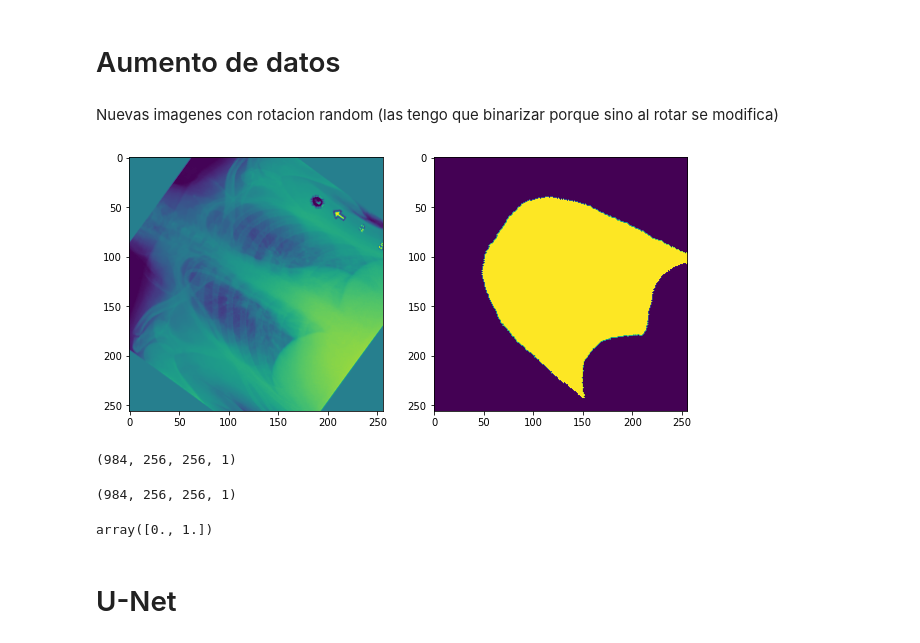
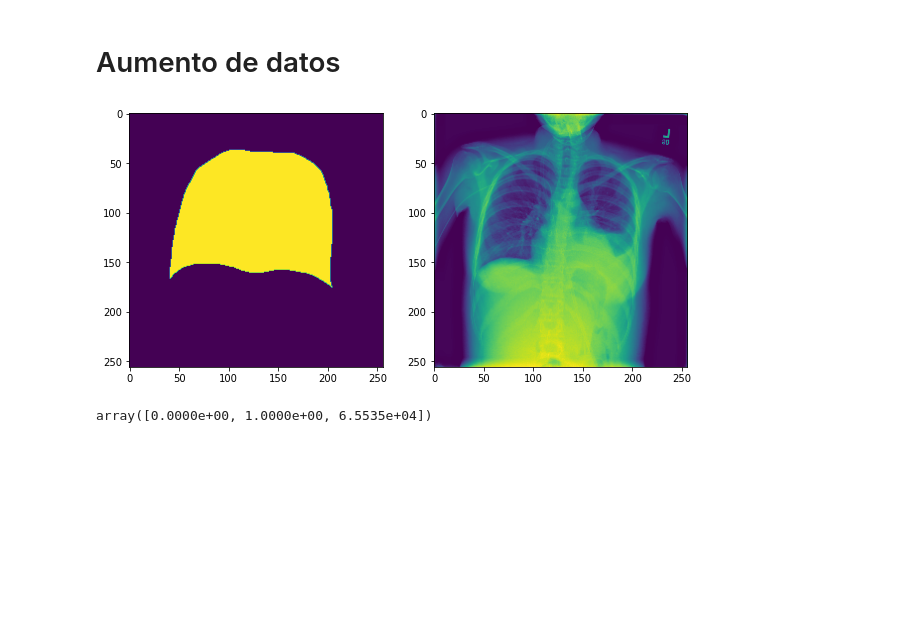
Before and after one commit to maryskal/SITK, a Jupyter notebook: neural_networks/First_UNet_Dice.ipynb, the cells around one changed output. Drawn from its saved outputs; the diff is of its cells as text; code cells hidden in the pictures; blank space fills up the shorter version.

Commit message:
albumentation

```diff
--- a/neural_networks/First_UNet_Dice.ipynb
+++ b/neural_networks/First_UNet_Dice.ipynb
@@ -84,37 +60,33 @@ def augment(input_image, input_mask):
-# %% [markdown]
-Nuevas imagenes con rotacion random (las tengo que binarizar porque sino al rotar se modifica)
-# %%
-new_img = np.zeros((len(masks_name), pixels,pixels,1))
-new_mask = np.zeros((len(masks_name), pixels,pixels,1))
-for i in range(len(masks_name)):
-    img, mask = augment(images[i], masks[i])
-    new_img[i, ...] = img
-    new_mask[i,...] = mask
-# %%
-images = np.concatenate((new_img, images), axis = 0)
-masks = np.concatenate((new_mask, masks), axis = 0)
-# importance = np.concatenate((importance, importance), axis=0)
+# %%
+import albumentations as A
+import cv2
+
+transform = A.Compose([
+    A.Rotate(limit=60),
+    A.RandomCrop(width=256, height=256),
+    A.RandomBrightnessContrast(p=0.2)
+])
+# %%
+new = 100
+new_mask = np.zeros((new, pixels,pixels,1))
+new_images = np.zeros((new, pixels,pixels,1))
+
+for i in range(new):
+    r = np.random.randint(0, images.shape[0])
+    transformed = transform(image= images[r,...].astype('float32'), masks=[masks[r,...].astype(np.uint32)])
+    new_mask[i,...] = transformed['masks'][0]
+    new_images[i,...] = transformed['image']
 # %%
-r = np.random.randint(0, len(images))
+r = np.random.randint(0, len(new_images))
 plt.figure(figsize=(10, 10))
 plt.subplot(1,2,1)
-plt.imshow(images[r])
+plt.imshow(new_mask[r])
 plt.subplot(1,2,2)
-plt.imshow(masks[r])
+plt.imshow(new_images[r])
 plt.show()
 # %% [output]
-[figure, old version]
+[figure, new version]
-# %%
-images.shape
-# %% [output]
-(984, 256, 256, 1)
-# %%
-masks.shape
-# %% [output]
-(984, 256, 256, 1)
 # %%
-np.unique(masks)
+np.unique(new_images[r])
 # %% [output]
-array([0., 1.])
+array([0.0000e+00, 1.0000e+00, 6.5535e+04])
-# %% [markdown]
-# U-Net
```
Also changed, not shown: parts of 27 cells of this notebook, 8 other files.
